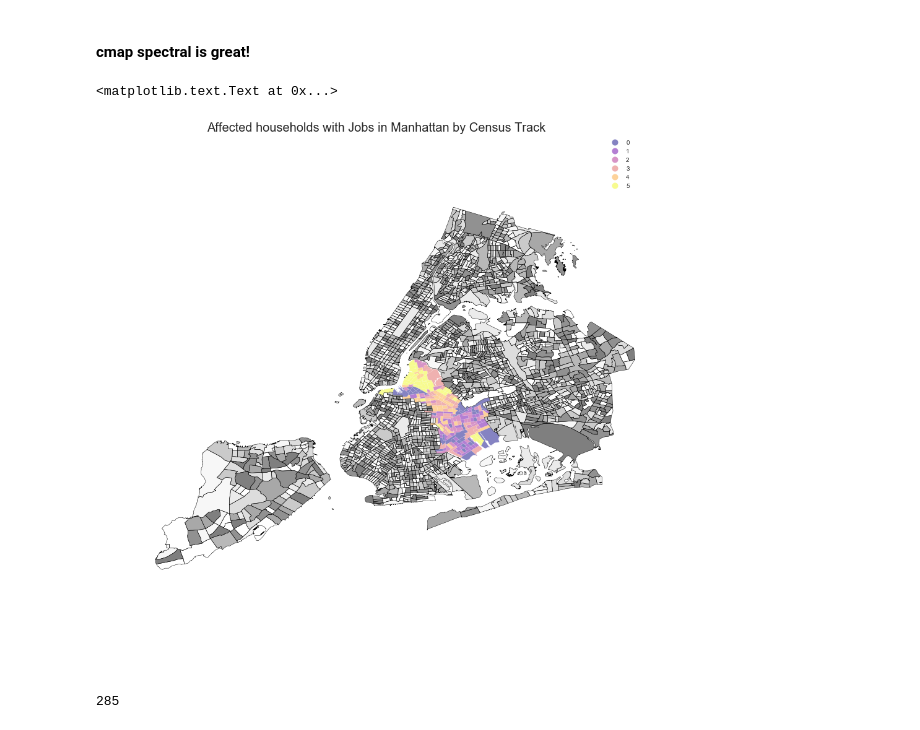
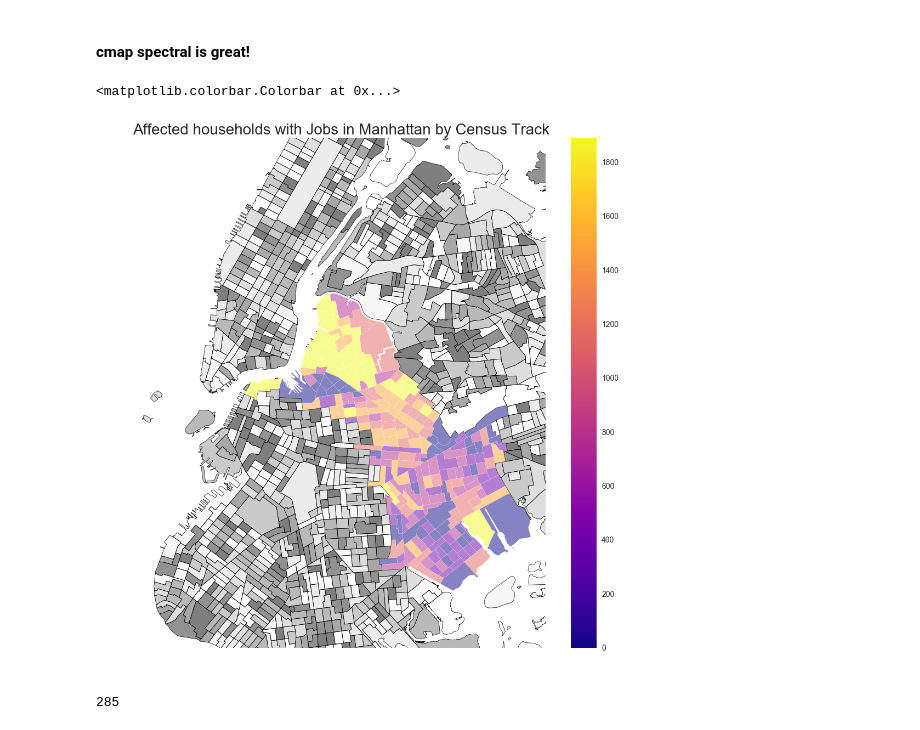
Before and after one commit to iwsstuart/L-train-shutdown, a Jupyter notebook: Jobs and Households from the Affected area.ipynb, the cells around one changed output. Drawn from its saved outputs; the diff is of its cells as text; code cells hidden in the pictures.

Commit message:
added colorbars to Jobs and Households from the Affected area

```diff
--- a/Jobs and Households from the Affected area.ipynb
+++ b/Jobs and Households from the Affected area.ipynb
@@ -102,24 +103,29 @@ homeaffected
 # %% [markdown]
 #### cmap spectral is great!
 # %%
-f, ax = pl.subplots(figsize=(15,15))
+f, ax = pl.subplots(figsize=(12,12))
+pl.xlabel('longitude')
+pl.ylabel('latitude')
+pl.ylim(40.6, 40.8)
+pl.xlim(-74.05, -73.85)
 
 tracks[tracks.HomeAffected==0].plot(c = 'k', linewidth = .5, ax = ax)
 tracks[tracks.HomeAffected>0].assign(cl = homeaffected.yb).plot(column = 'cl', categorical = True, k = 10, linewidth = .1,
-                                          ax=ax, cmap='plasma', edgecolor='white', legend=True)
+                                          ax=ax, cmap='plasma', edgecolor='white', legend=False)
 
-#for i in range(len(facilAsthma)):
-#    pl.scatter((getXY(facilAsthma.geometry[i]))[0], (getXY(facilAsthma.geometry[i]))[1],
-#               s = 100, color = 'b', label = 'Facilities')
-#pl.xlabel('longitude')
-#pl.ylabel('latitude')
 pl.axis('off')
-#pl.legend()
-ticks = ax.set_xticklabels(ax.get_xticklabels(), rotation = 90)
 pl.title("Affected households with Jobs in Manhattan by Census Track", size=20)
+
+
+normalize = mcolors.Normalize(vmin=0,vmax=1891)
+colormap = cm.plasma
+scalarmappaple = cm.ScalarMappable(norm=normalize, cmap=colormap)
+scalarmappaple.set_array(tracks[tracks.HomeAffected>0].assign(cl = homeaffected.yb))
+pl.colorbar(scalarmappaple, ax=ax)
+#ticks = ax.set_xticklabels(ax.get_xticklabels(), rotation = 90)
 # %% [output]
-<matplotlib.text.Text at 0x...>
+<matplotlib.colorbar.Colorbar at 0x...>
-[figure, old version]
+[figure, new version]
 # %%
 def maptracks(row):
     if row['h_track'] in validCT:
```
Also changed, not shown: parts of 3 cells of this notebook.
